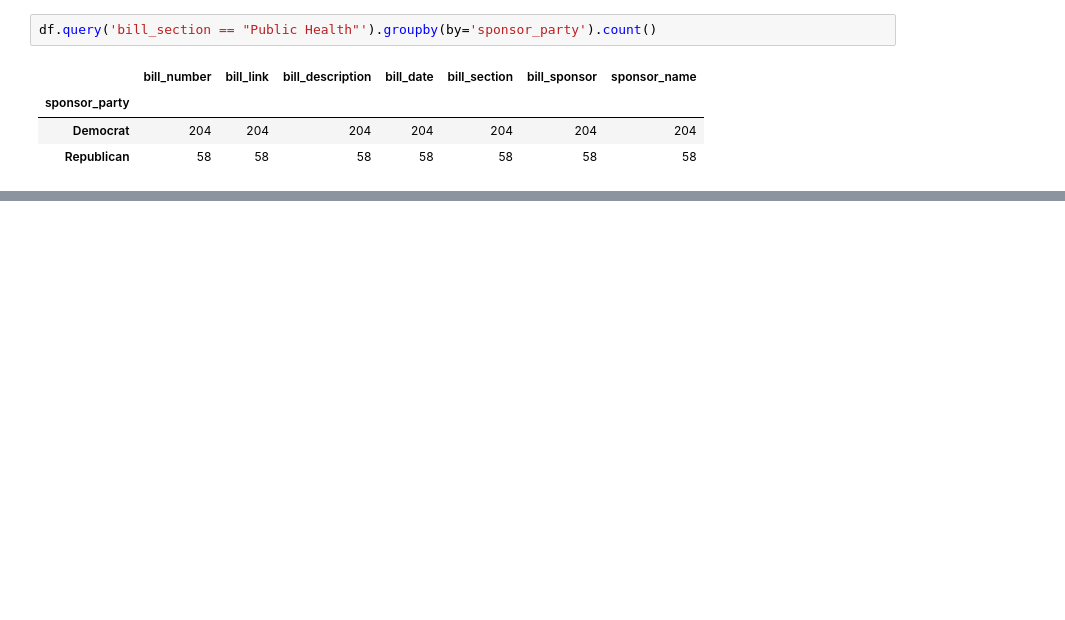
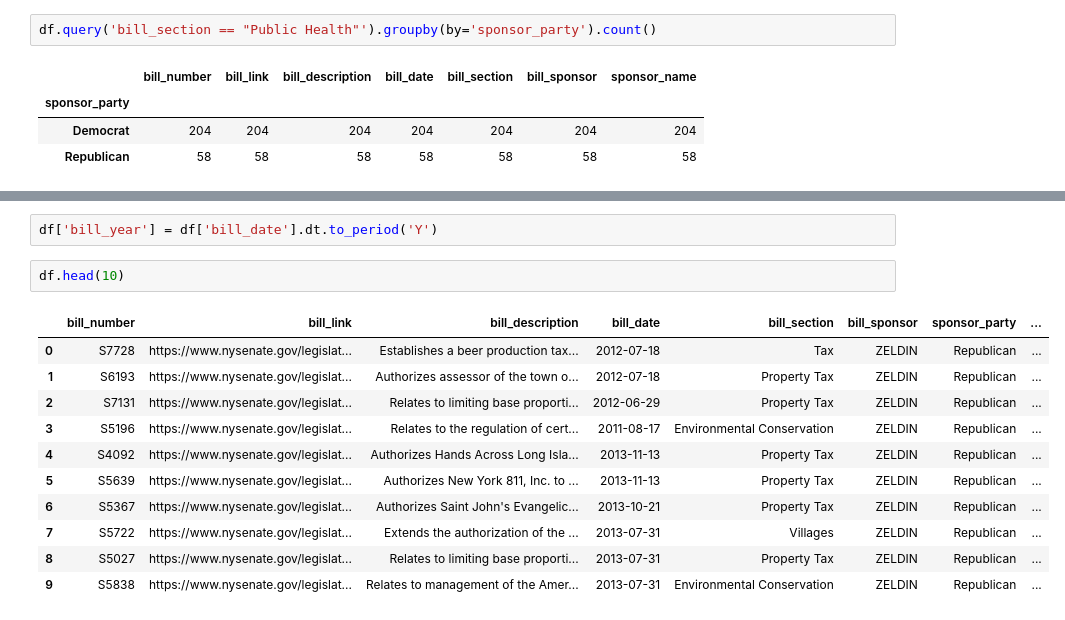
Before and after one commit to areenaarora/new-york-senate_scrape, a Jupyter notebook: Analyses.ipynb, the cells around one changed output, grey strips where cells are left out. Drawn from its saved outputs; the diff is of its cells as text; blank space fills up the shorter version.

```diff
--- a/Analyses.ipynb
+++ b/Analyses.ipynb
@@ -113,0 +139,16 @@ df.query('bill_section == "Public Health"').groupby(by='sponsor_party').count()
+# %%
+df['bill_year'] = df['bill_date'].dt.to_period('Y')
+# %%
+df.head(10)
+# %% [output]
+|  | bill_number | bill_link | bill_description | bill_date | bill_section | bill_sponsor | sponsor_party | ... |
+| 0 | S7728 | https://www.nysenate.gov/legislat... | Establishes a beer production tax... | 2012-07-18 | Tax | ZELDIN | Republican | ... |
+| 1 | S6193 | https://www.nysenate.gov/legislat... | Authorizes assessor of the town o... | 2012-07-18 | Property Tax | ZELDIN | Republican | ... |
+| 2 | S7131 | https://www.nysenate.gov/legislat... | Relates to limiting base proporti... | 2012-06-29 | Property Tax | ZELDIN | Republican | ... |
+| 3 | S5196 | https://www.nysenate.gov/legislat... | Relates to the regulation of cert... | 2011-08-17 | Environmental Conservation | ZELDIN | Republican | ... |
+| 4 | S4092 | https://www.nysenate.gov/legislat... | Authorizes Hands Across Long Isla... | 2013-11-13 | Property Tax | ZELDIN | Republican | ... |
+| 5 | S5639 | https://www.nysenate.gov/legislat... | Authorizes New York 811, Inc. to ... | 2013-11-13 | Property Tax | ZELDIN | Republican | ... |
+| 6 | S5367 | https://www.nysenate.gov/legislat... | Authorizes Saint John's Evangelic... | 2013-10-21 | Property Tax | ZELDIN | Republican | ... |
+| 7 | S5722 | https://www.nysenate.gov/legislat... | Extends the authorization of the ... | 2013-07-31 | Villages | ZELDIN | Republican | ... |
+| 8 | S5027 | https://www.nysenate.gov/legislat... | Relates to limiting base proporti... | 2013-07-31 | Property Tax | ZELDIN | Republican | ... |
+| 9 | S5838 | https://www.nysenate.gov/legislat... | Relates to management of the Amer... | 2013-07-31 | Environmental Conservation | ZELDIN | Republican | ... |
```
Also changed, not shown: parts of 7 cells of this notebook, 1 other file.
